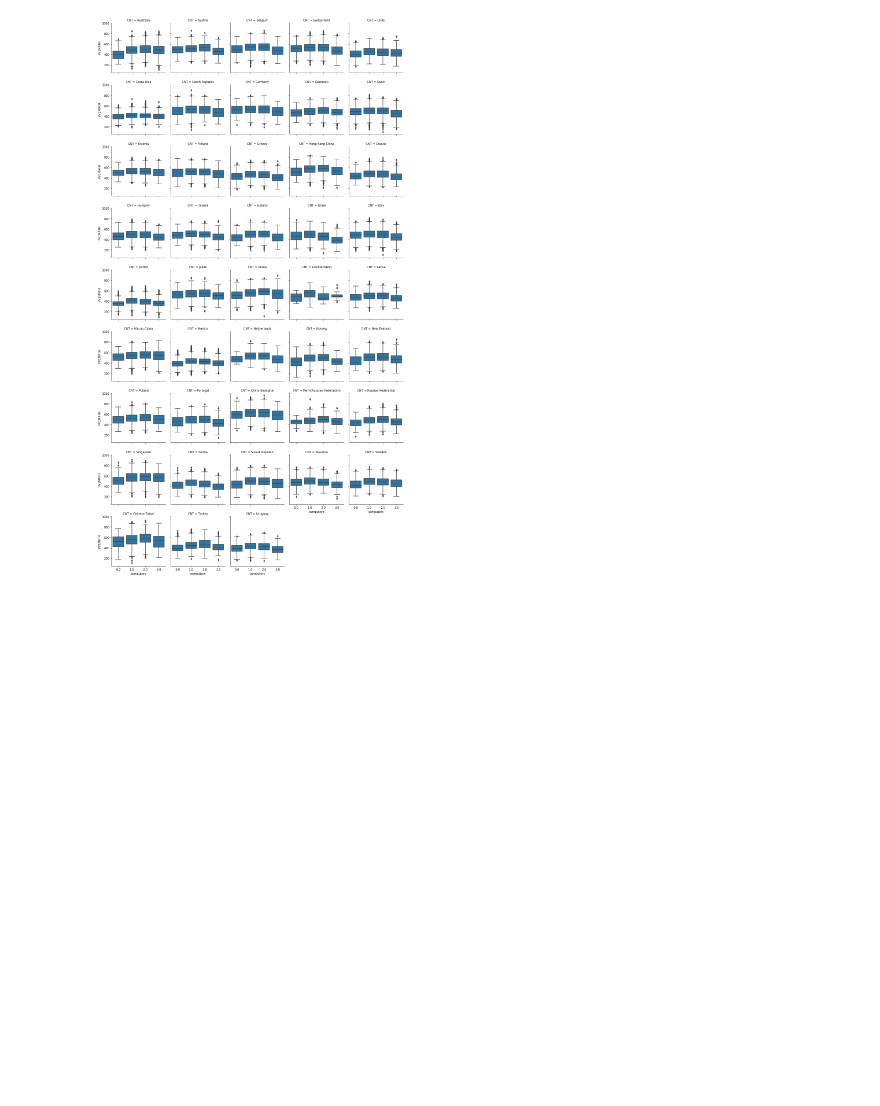
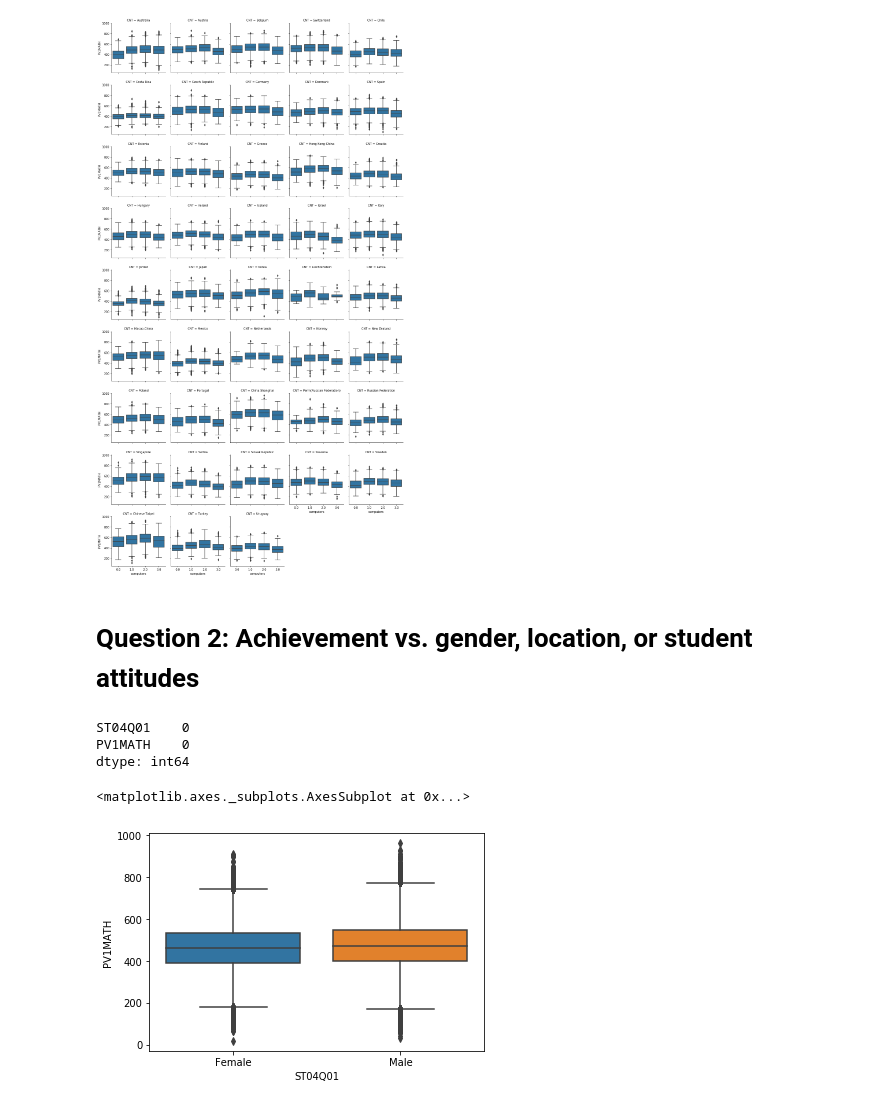
Before and after one commit to jgu1989/UdacityDataAnalystNanodegree, a Jupyter notebook: 5_Communicate_Data_Findings/pisa.ipynb, the cells around one changed output. Saved outputs shown, nothing was run; the diff lists cells and outputs as text; code cells hidden in the pictures; blank space fills up the shorter version.

Commit message:
Achievement vs. gender

```diff
--- a/5_Communicate_Data_Findings/pisa.ipynb
+++ b/5_Communicate_Data_Findings/pisa.ipynb
@@ -164,3 +131,5 @@ g.map(sns.boxplot, 'computers', 'PV1MATH')
 # %% [output]
 <seaborn.axisgrid.FacetGrid at 0x...>
 [figure]
+# %% [markdown]
+# Question 2: Achievement vs. gender, location, or student attitudes
@@ -166,0 +142,13 @@ g.map(sns.boxplot, 'computers', 'PV1MATH')
+# %%
+df_gender = df[['ST04Q01', 'PV1MATH']]
+# %%
+df_gender.isnull().sum()
+# %% [output]
+ST04Q01    0
+PV1MATH    0
+dtype: int64
+# %%
+sns.boxplot(x= 'ST04Q01', y='PV1MATH', data=df_gender)
+# %% [output]
+<matplotlib.axes._subplots.AxesSubplot at 0x...>
+[figure, added]
```
Also changed, not shown: parts of 3 cells of this notebook.
